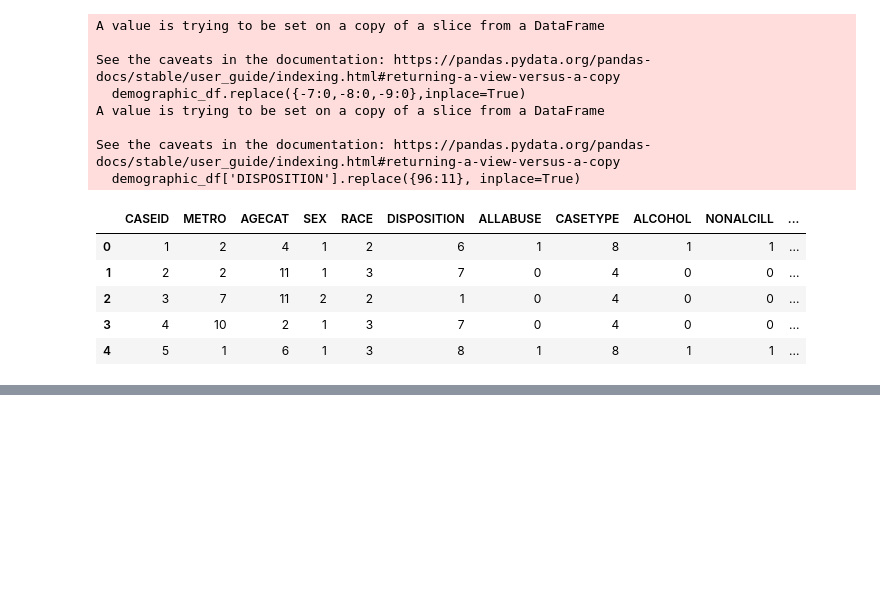
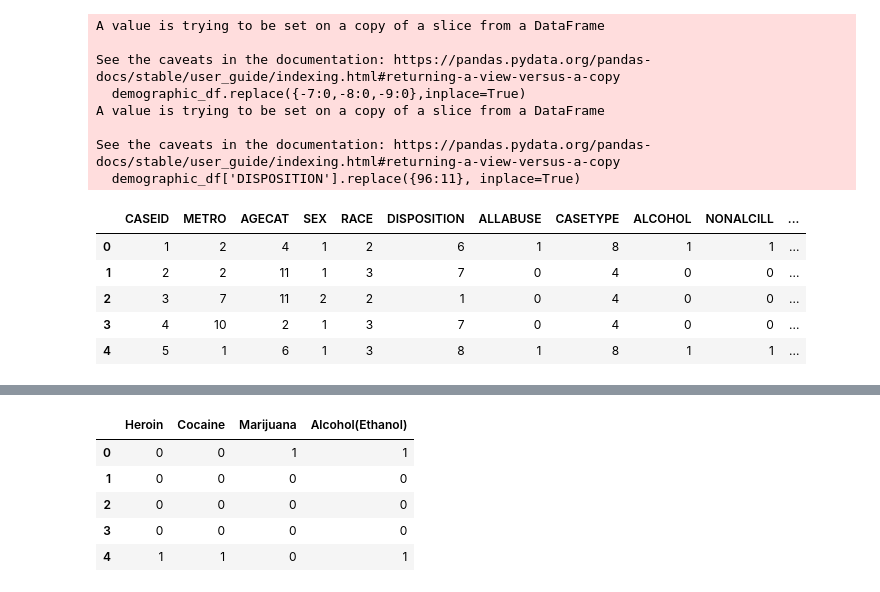
Before and after one commit to kotharisanjana/SafeDose, a Jupyter notebook: EDA/drop_sdleds.ipynb, the cells around one changed output, grey strips where cells are left out. Drawn from its saved outputs; the diff is of its cells as text; code cells hidden in the pictures; blank space fills up the shorter version.

```diff
--- a/EDA/drop_sdleds.ipynb
+++ b/EDA/drop_sdleds.ipynb
@@ -243,0 +260,9 @@ df_new.groupby(['SEX', 'Marijuana']).agg(
+# %%
+df_drug4.head()
+# %% [output]
+|  | Heroin | Cocaine | Marijuana | Alcohol(Ethanol) |
+| 0 | 0 | 0 | 1 | 1 |
+| 1 | 0 | 0 | 0 | 0 |
+| 2 | 0 | 0 | 0 | 0 |
+| 3 | 0 | 0 | 0 | 0 |
+| 4 | 1 | 1 | 0 | 1 |
```
Also changed, not shown: parts of 13 cells of this notebook, 7 other files.
